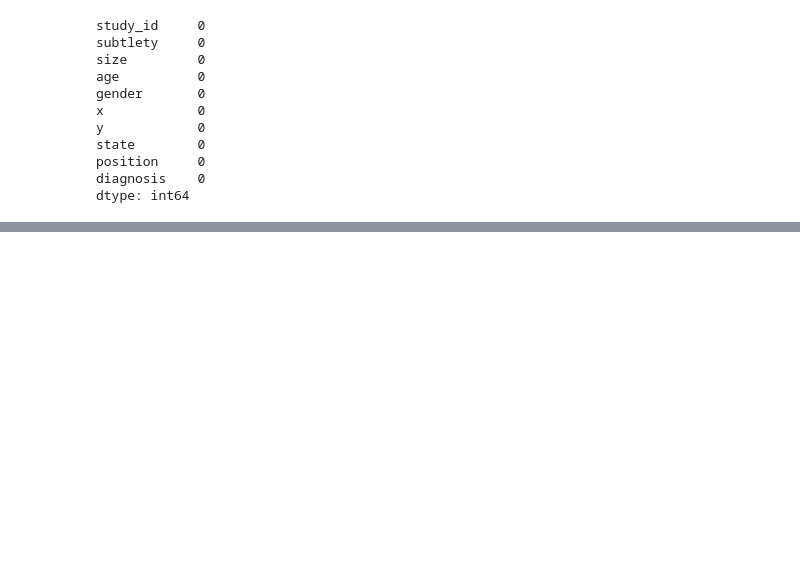
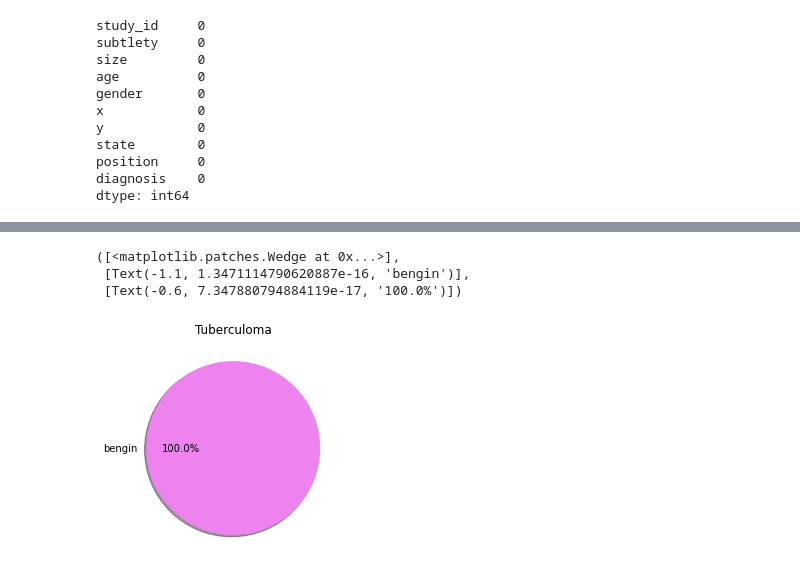
Before and after one commit to noorfatima25/assigment1, a Jupyter notebook: assigment.ipynb, the cells around one changed output, grey strips where cells are left out. Drawn from its saved outputs; the diff is of its cells as text; code cells hidden in the pictures; blank space fills up the shorter version.

```diff
--- a/assigment.ipynb
+++ b/assigment.ipynb
@@ -229,0 +258,11 @@ df
+# %%
+test=df.groupby("diagnosis")
+a=test.get_group('tuberculoma')
+plt.pyplot.title("Tuberculoma")
+plt.pyplot.pie(a['state'].value_counts(),labels=['bengin'],shadow = True,colors = ['violet','purple']
+               ,explode = [0],autopct ='%1.1f%%' )
+# %% [output]
+([<matplotlib.patches.Wedge at 0x...>],
+ [Text(-1.1, 1.3471114790620887e-16, 'bengin')],
+ [Text(-0.6, 7.347880794884119e-17, '100.0%')])
+[figure, added]
```
Also changed, not shown: parts of 76 cells of this notebook.
